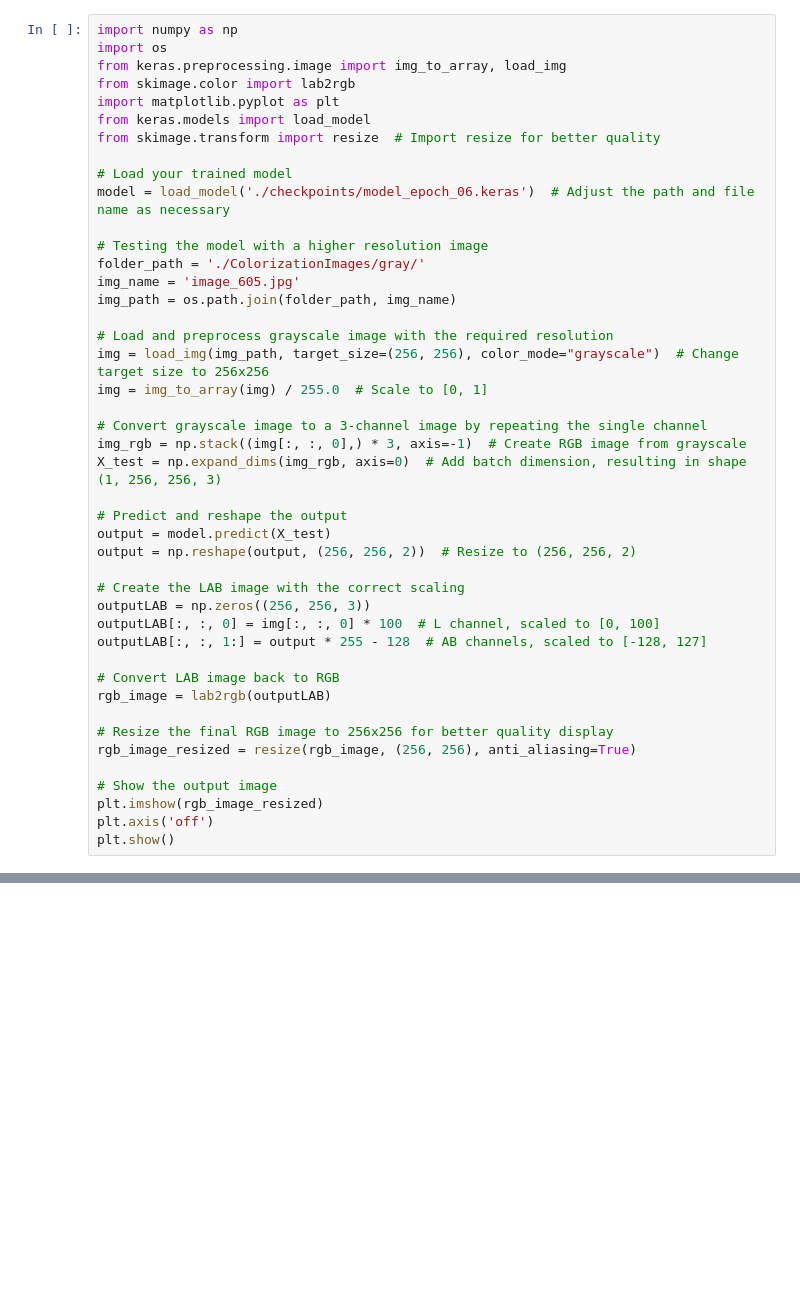
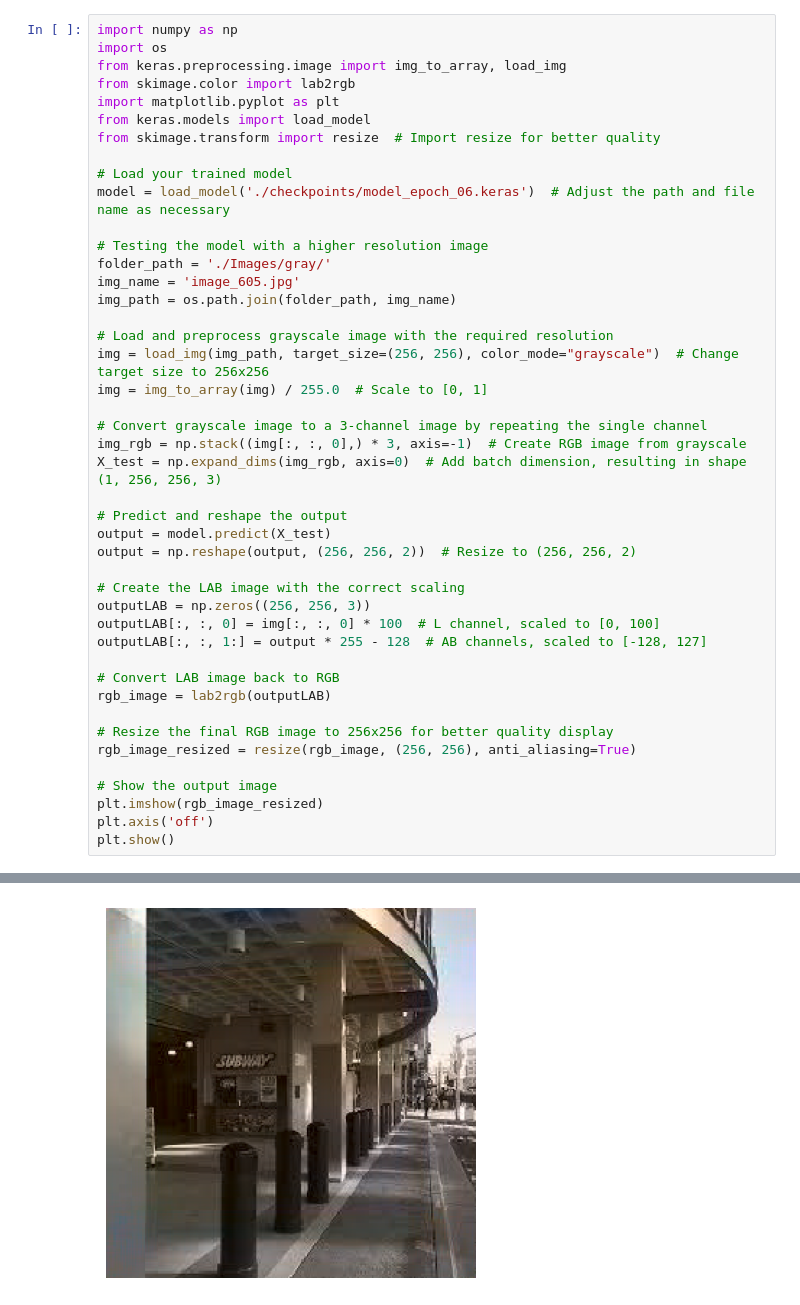
Before and after one commit to NND24/XuLyAnh, a Jupyter notebook: image_colorization.ipynb, the cells around one changed output, grey strips where cells are left out. Saved outputs shown, nothing was run; the diff lists cells and outputs as text; blank space fills up the shorter version.

Commit message:
update image colorization

```diff
--- a/image_colorization.ipynb
+++ b/image_colorization.ipynb
@@ -163,7 +168,7 @@ from skimage.transform import resize  # Import resize for better quality
 model = load_model('./checkpoints/model_epoch_06.keras')  # Adjust the path and file name as necessary
 
 # Testing the model with a higher resolution image
-folder_path = './ColorizationImages/gray/'
+folder_path = './Images/gray/'
 img_name = 'image_605.jpg'
 img_path = os.path.join(folder_path, img_name)
 
@@ -194,3 +199,4 @@ rgb_image_resized = resize(rgb_image, (256, 256), anti_aliasing=True)
 plt.imshow(rgb_image_resized)
 plt.axis('off')
 plt.show()
+# %% [output]
@@ -196,0 +204 @@ plt.show()
+[figure, added]
```
Also changed, not shown: parts of 2 cells of this notebook, 1 other file.
